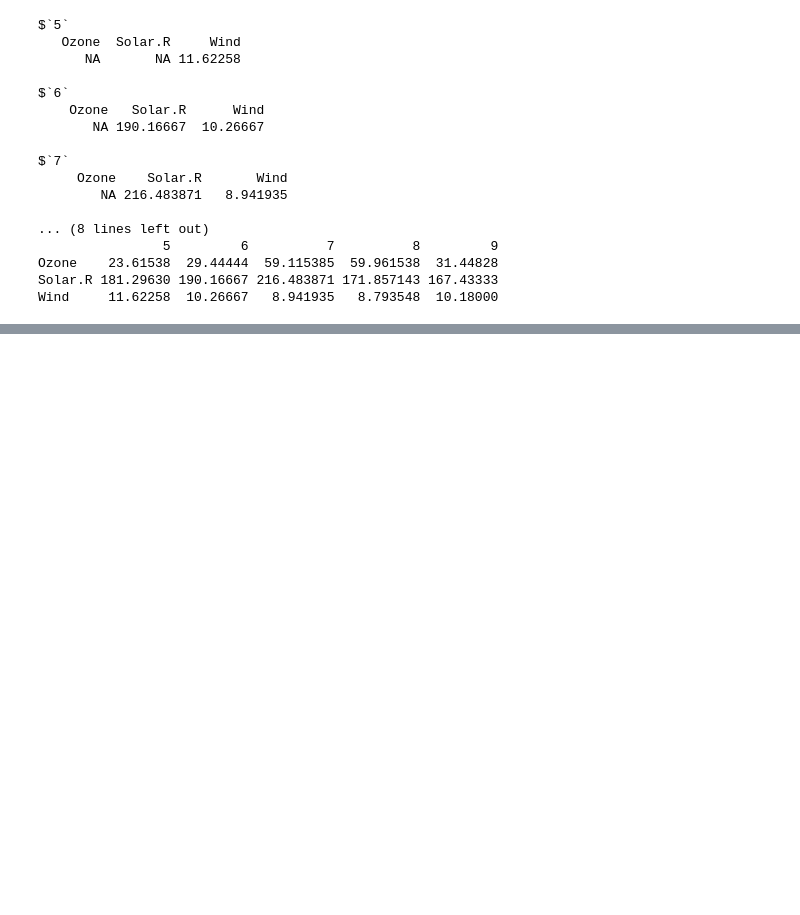
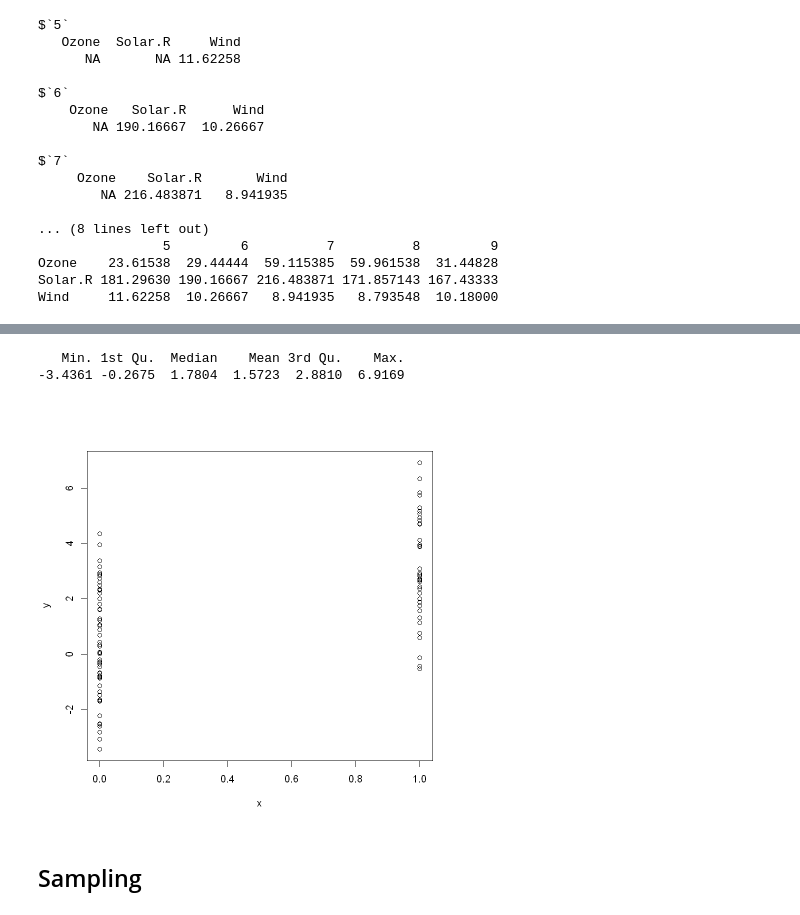
Before and after one commit to Reactor11/Data-Science-Using-R, a Jupyter notebook: Learning R/R-Notes.ipynb, the cells around one changed output, grey strips where cells are left out. Cells and saved outputs as stored; diff of their text form; code cells hidden in the pictures; blank space fills up the shorter version.

```diff
--- a/Learning R/R-Notes.ipynb
+++ b/Learning R/R-Notes.ipynb
@@ -706,0 +729,13 @@ List of 6
+# %%
+set.seed(20)
+x <- rbinom(100,1,0.5)
+e <- rnorm(100,0,2)
+y <- 0.5 + 2*x + e
+summary(y)
+plot(x,y)
+# %% [output]
+   Min. 1st Qu.  Median    Mean 3rd Qu.    Max.
+-3.4361 -0.2675  1.7804  1.5723  2.8810  6.9169
+[figure, added]
+# %% [markdown]
+## Sampling
```
Also changed, not shown: parts of 7 cells of this notebook.
